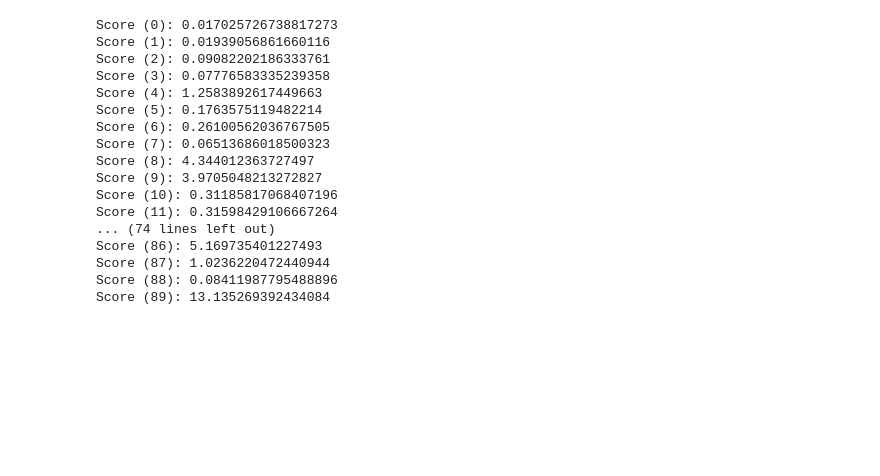
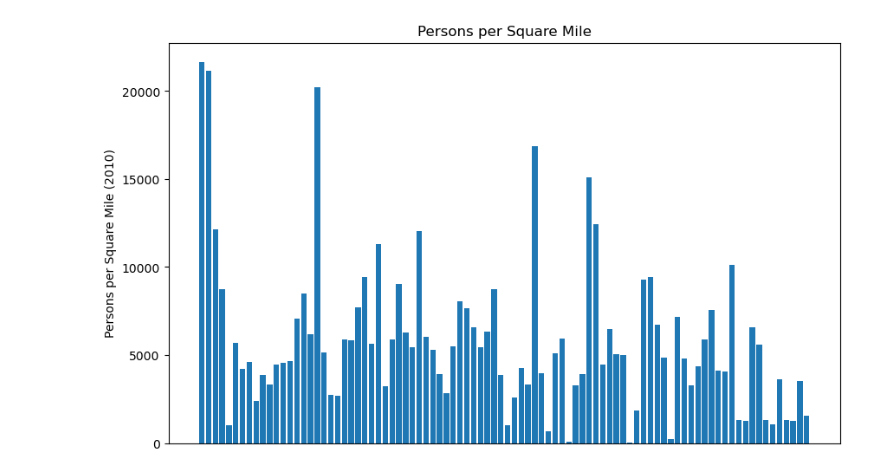
Before and after one commit to Petersj28/big-ideas-final-project, a Jupyter notebook: src/carluccio.ipynb, the cells around one changed output. Cells and saved outputs as stored; diff of their text form; code cells hidden in the pictures; blank space fills up the shorter version.

Commit message:
plots

```diff
--- a/src/carluccio.ipynb
+++ b/src/carluccio.ipynb
@@ -1,45 +1,20 @@
 # %%
-import os
 import pandas as pd
+import matplotlib.pyplot as plt
 
-dataset = pd.read_csv(os.path.join('../data/Neighborhoods_with_SNAP_Data.csv'))
-
-
-def calculate_score(neighborhood):
-    data = dataset.iloc[neighborhood]
-
-    population_density = data['Persons___sq__mi__2010_']
-
-    greenway_portion = float(data['SNAP_All_csv_Greenway____of_lan'].replace('%', ''))
-    woodland_portion = float(data['SNAP_All_csv_Woodland____of_lan'].replace('%', ''))
-    nature_portion = 1 + (greenway_portion + woodland_portion) / 2
-
-    sets_of_steps = 1 + data['SNAP_All_csv___Sets_of_Steps']
-
-    score = (1 / population_density) * nature_portion / sets_of_steps * 1_000
-    print(f'Score ({neighborhood}): {score}')
-
-
-
-for i in range(0, 90):
-    calculate_score(i)
-
-#calculate_score(69)
+dataset = pd.read_csv('../data/Neighborhoods_with_SNAP_Data.csv')
-# %% [output]
-Score (0): 0.017025726738817273
-Score (1): 0.01939056861660116
-Score (2): 0.09082202186333761
-Score (3): 0.07776583335239358
-Score (4): 1.2583892617449663
-Score (5): 0.1763575119482214
-Score (6): 0.26100562036767505
-Score (7): 0.06513686018500323
-Score (8): 4.344012363727497
-Score (9): 3.9705048213272827
-Score (10): 0.31185817068407196
-Score (11): 0.31598429106667264
-... (74 lines left out)
-Score (86): 5.169735401227493
-Score (87): 1.0236220472440944
-Score (88): 0.08411987795488896
-Score (89): 13.135269392434084
+# %%
+# The population density of the neighborhood
+density_data = dataset['Persons___sq__mi__2010_']
+
+# Create a bar chart of the density data
+density_figure, density_axis = plt.subplots(figsize=(10, 6))
+density_axis.bar(range(len(density_data)), density_data)
+
+density_axis.set_title('Persons per Square Mile')
+density_axis.set_xticks([])
+density_axis.set_ylabel('Persons per Square Mile (2010)')
+
+plt.show()
+# %% [output]
+[figure, added]
```
Also changed, not shown: parts of 3 cells of this notebook.
